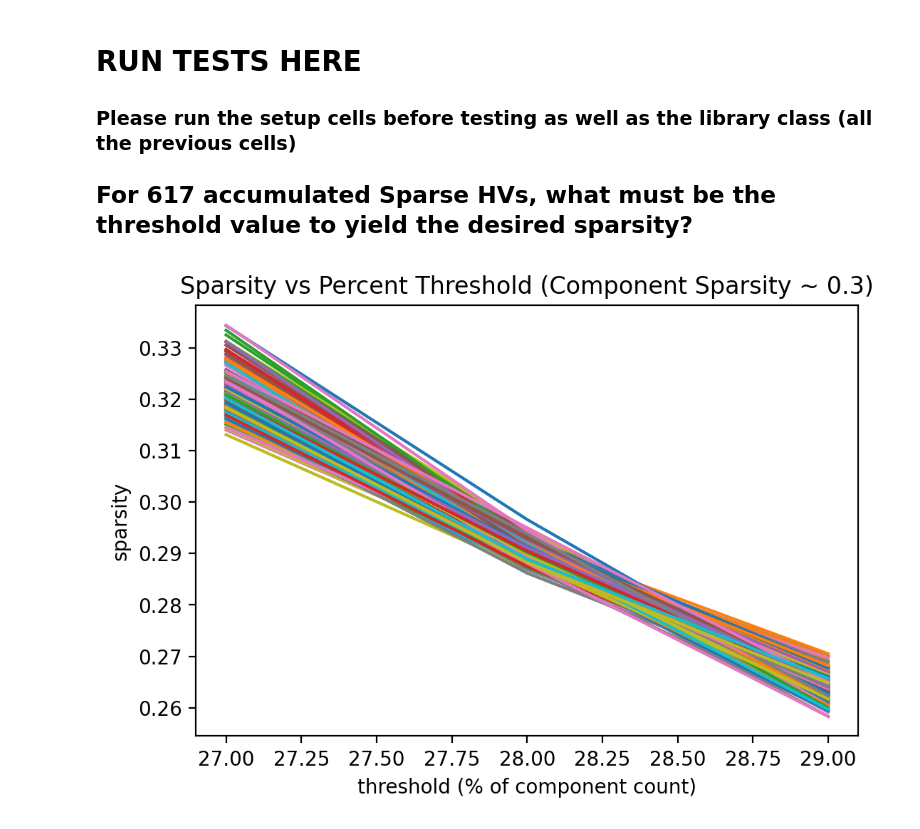
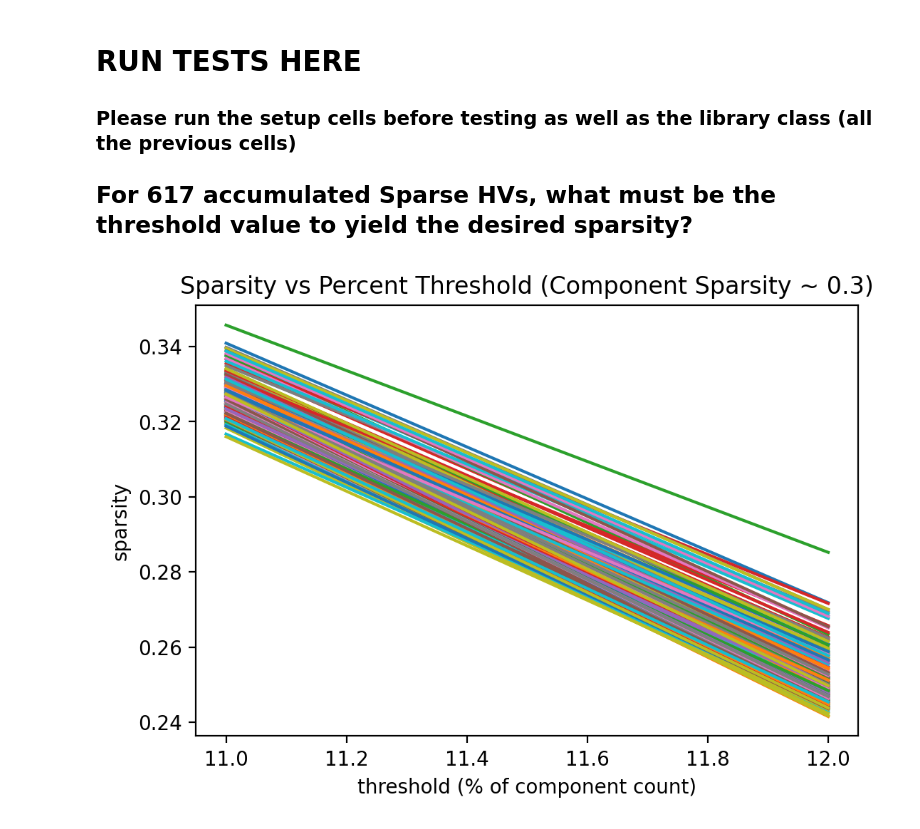
Before and after one commit to regonzalez26/sparse_hdc, a Jupyter notebook: encoding_threshold_test.ipynb, the cells around one changed output. Drawn from its saved outputs; the diff is of its cells as text; code cells hidden in the pictures.

```diff
--- a/encoding_threshold_test.ipynb
+++ b/encoding_threshold_test.ipynb
@@ -142,3 +127,13 @@ class AdditiveCDTBinder(): #(RachKovskij & Kussul, 2001)
+# %%
+# Binding Method
+
+class MBitSignatureBinder(): #(Imani et.al. 2019)
+    def __init__(self, base_hv_count=617, level_hv_count=10, range_multiplier=10):
+        self.base_shifts = random.sample(range(0,base_hv_count*range_multiplier), base_hv_count)
+        self.level_shifts = random.sample(range(0,level_hv_count*range_multiplier), level_hv_count)
+
+    def bind(self, base, base_no, level, level_no):
+        return ((SparseHDC.cyclic_shift(base, self.base_shifts[base_no]) + SparseHDC.cyclic_shift(level, self.level_shifts[level_no]))>1).astype(int)
 # %% [markdown]
 # Sparsifiers
 # %%
@@ -163,7 +158,7 @@ class Sparse_FeatureEncoder():
         self.qlevel_count = qlevel_count
         self.sparsity = sparsity
         self.dim = dim
-        self.base_hvs = SparseHDC.generate_random_sparse_HVs(count=feature_count, sparsity=sparsity, dim=dim)
+        self.base_hvs = SparseHDC.generate_sparse_HVs(count=feature_count, sparsity=sparsity, dim=dim)
 
         #Setup functions
         self.qlevels = self.quantization_levels()
@@ -178,6 +173,7 @@ class Sparse_FeatureEncoder():
 
         #Quantize
         quantized = np.vectorize(self.quantize)(features)
+        level_nos = [self.qlevels.index(q) for q in quantized]
 
         #Map to CIM
         mapped_to_hvs = [self.cim[v] for v in quantized]
@@ -185,7 +181,12 @@ class Sparse_FeatureEncoder():
          # Bind and Accumulate (Summation of Base*Level)
         accumulated_hv = np.repeat(0,self.dim)
         for i in range(0,self.feature_count):
-             accumulated_hv += self.binder.bind(self.base_hvs[i], mapped_to_hvs[i])
+             accumulated_hv += self.binder.bind(
+                                    base=self.base_hvs[i],
+                                    base_no=i,
+                                    level=mapped_to_hvs[i],
+                                    level_no=level_nos[i]
+                                )
 
         thresholded_hv = self.sparsifier.sparsify(accumulated_hv)
 
@@ -198,8 +199,8 @@ class Sparse_FeatureEncoder():
 
     # ENCODING HELPERS
     def quantization_levels(self, min_val=-1, max_val=1, precision=5):
-        step = (max_val - min_val) / self.qlevel_count
-        return np.arange(min_val, max_val+step, step).round(precision)
+        step = (max_val - min_val) / (self.qlevel_count-1)
+        return list(np.arange(min_val, max_val+step, step).round(precision))
 
     def quantize(self, value):
         return min(self.qlevels, key=lambda x:abs(x-value))
@@ -232,7 +233,7 @@ for class_, rows in class_rows.items():
 
 def setup_feature_encoder(dim=10000, sparsity=0.3, percent_max_val=0.45, M=10):
     cim_generator = LinearCIM(sparsity=sparsity, dim=dim)
-    binder = AdditiveCDTBinder(sparsity=sparsity)
+    binder = MBitSignatureBinder(level_hv_count=M)
     sparsifier = ThresholdingSparsifier(percent_max_val=percent_max_val)
     return Sparse_FeatureEncoder(
                 cim_generator = cim_generator,
@@ -270,17 +271,13 @@ def plot_sparsity_vs_encoding_threshold(encoder, test_class_rows, interval=[0,10
 ### Please run the setup cells before testing as well as the library class (all the previous cells)
 ## For 617 accumulated Sparse HVs, what must be the threshold value to yield the desired sparsity?
 # %%
-encoder = setup_feature_encoder(dim=10000, sparsity=0.3, percent_max_val=0.26, M=30)
+encoder = setup_feature_encoder(dim=10000, sparsity=0.3, percent_max_val=0.26, M=10)
-# %%
-figure(figsize=(6,4), dpi=200)
-plot_sparsity_vs_encoding_threshold(encoder=encoder, test_class_rows=test_class_rows, interval=[27,29])
-
-#FINDINGS:
-# ~25.5-25.5% of the max val (617) leads to a 10% sparsity i.e. an average threshold value of 160
-# ~20 - 21.5% of the max val (617)
-# Sparsity     Percent Range     Average ENC_THR
-#    0.3         27.5 - 28           171
-#    0.1         25.5 - 26.5         160
-#    0.05        20 - 21.5           128
-# %% [output]
-[figure, removed]
+# %%
+figure(figsize=(6,4), dpi=200)
+plot_sparsity_vs_encoding_threshold(encoder=encoder, test_class_rows=test_class_rows, interval=[11,12])
+
+#FINDINGS:
+# Sparsity     Percent Range     Average ENC_THR
+#   0.3         11.2 - 11.6            70 @M=10
+# %% [output]
+[figure, added]
```
Also changed, not shown: parts of 2 cells of this notebook, 1 other file.
